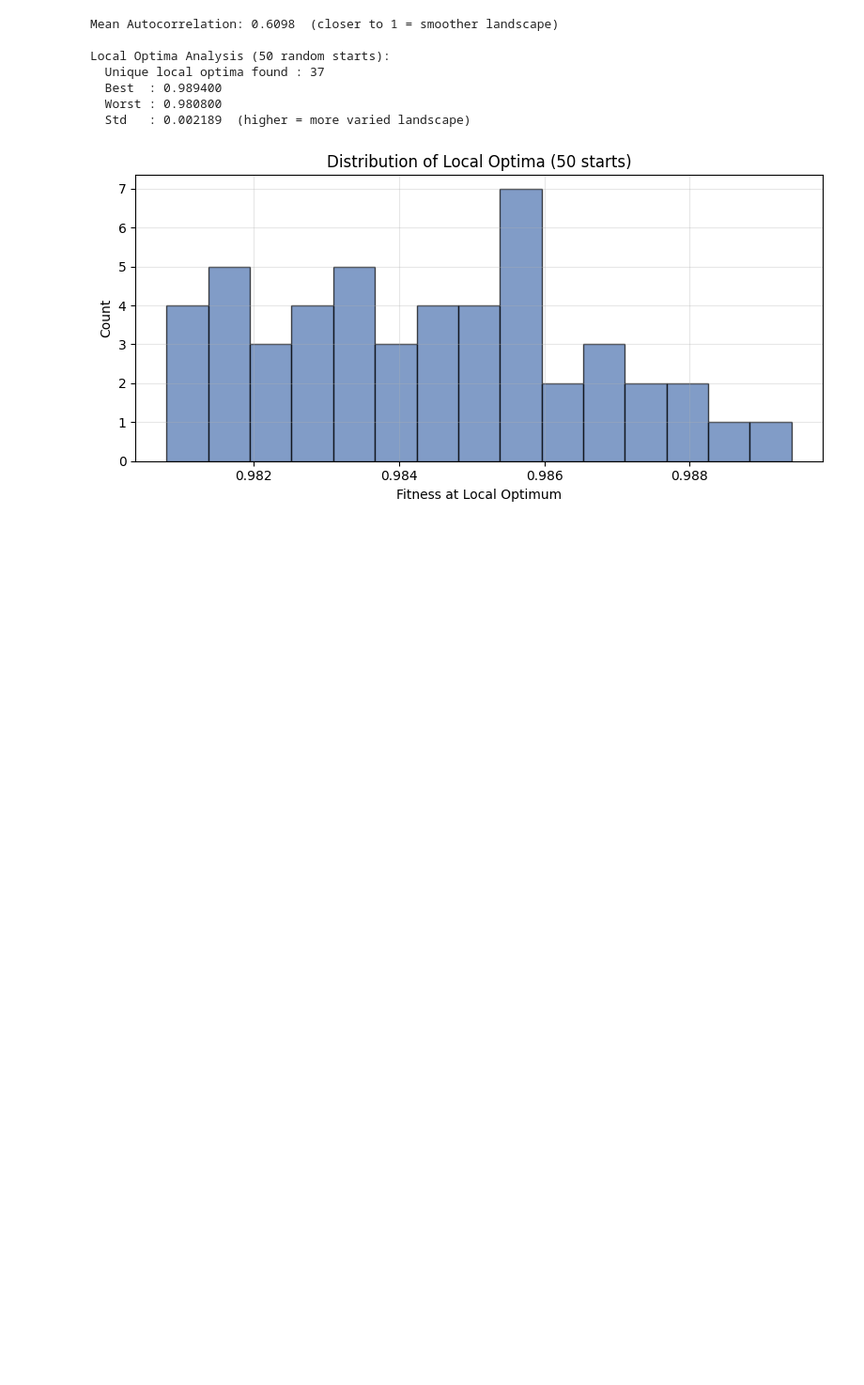
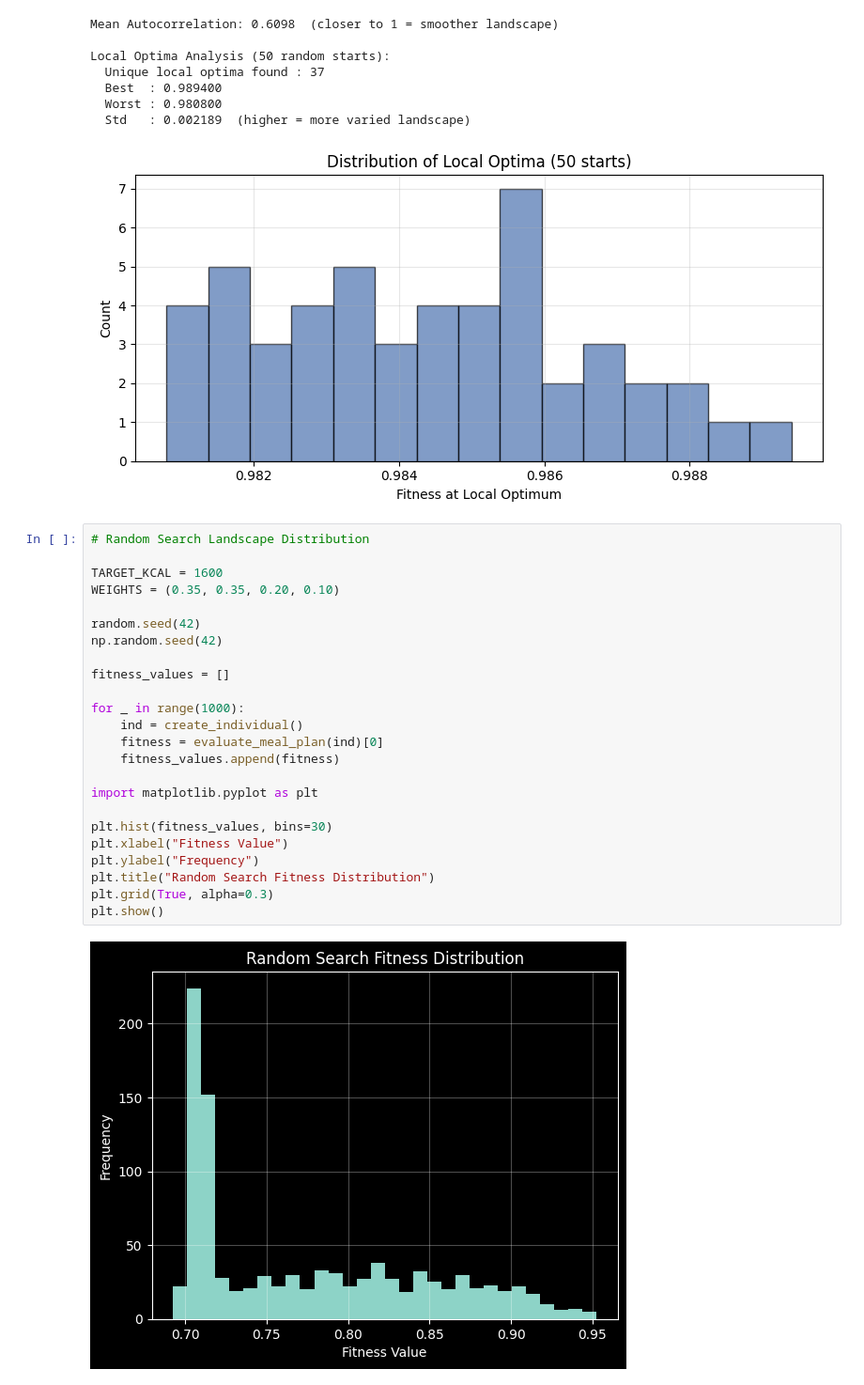
Before and after one commit to Nouf004/Meal-Plan-Optimization-With-GA, a Jupyter notebook: Completing the code step by step/GeneticAlgorithmFinal.ipynb, the cells around one changed output. Shown at 94% size. Cells and saved outputs as stored; diff of their text form; blank space fills up the shorter version.

Commit message:
the graphs for ga and rs

```diff
--- a/Completing the code step by step/GeneticAlgorithmFinal.ipynb
+++ b/Completing the code step by step/GeneticAlgorithmFinal.ipynb
@@ -883,3 +883,29 @@ Local Optima Analysis (50 random starts):
   Worst : 0.980800
   Std   : 0.002189  (higher = more varied landscape)
 [figure]
+# %%
+# Random Search Landscape Distribution
+
+TARGET_KCAL = 1600
+WEIGHTS = (0.35, 0.35, 0.20, 0.10)
+
+random.seed(42)
+np.random.seed(42)
+
+fitness_values = []
+
+for _ in range(1000):
+    ind = create_individual()
+    fitness = evaluate_meal_plan(ind)[0]
+    fitness_values.append(fitness)
+
+import matplotlib.pyplot as plt
+
+plt.hist(fitness_values, bins=30)
+plt.xlabel("Fitness Value")
+plt.ylabel("Frequency")
+plt.title("Random Search Fitness Distribution")
+plt.grid(True, alpha=0.3)
+plt.show()
+# %% [output]
+[figure, added]
```
Also changed, not shown: parts of 1 cell of this notebook.
